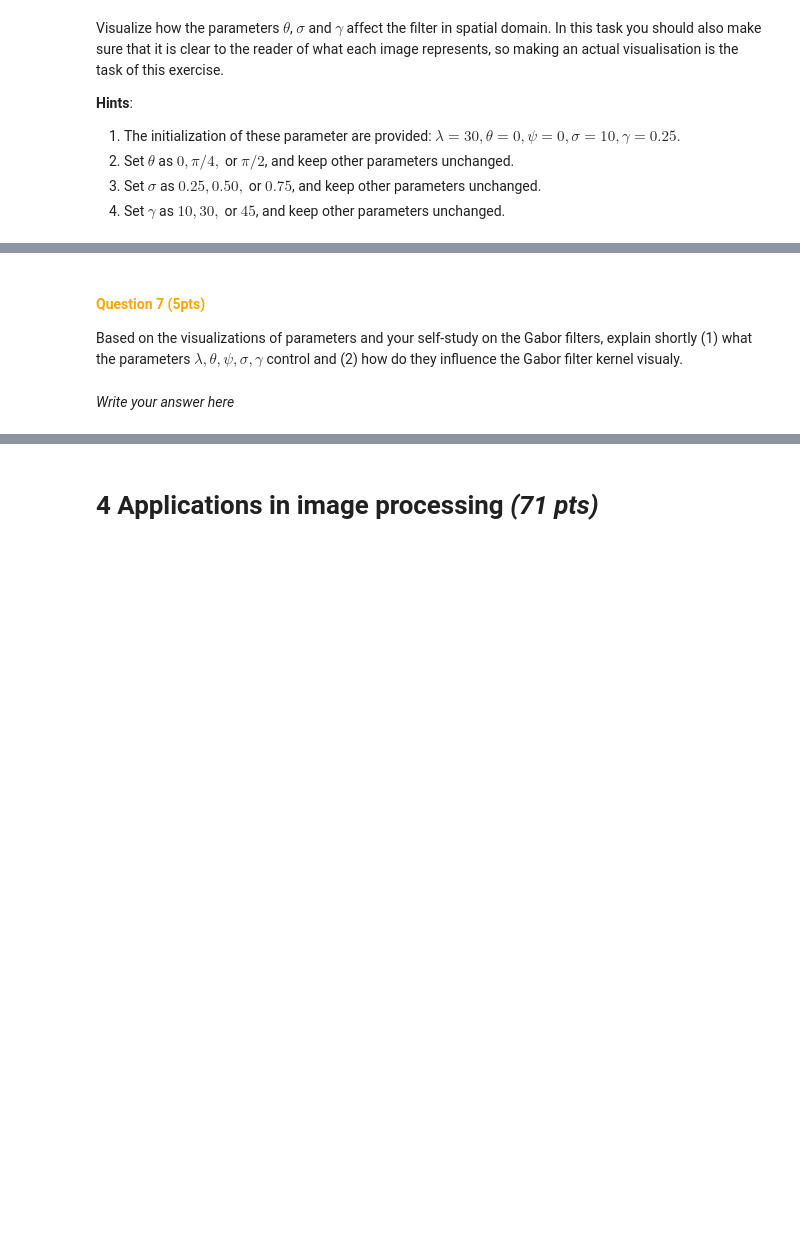
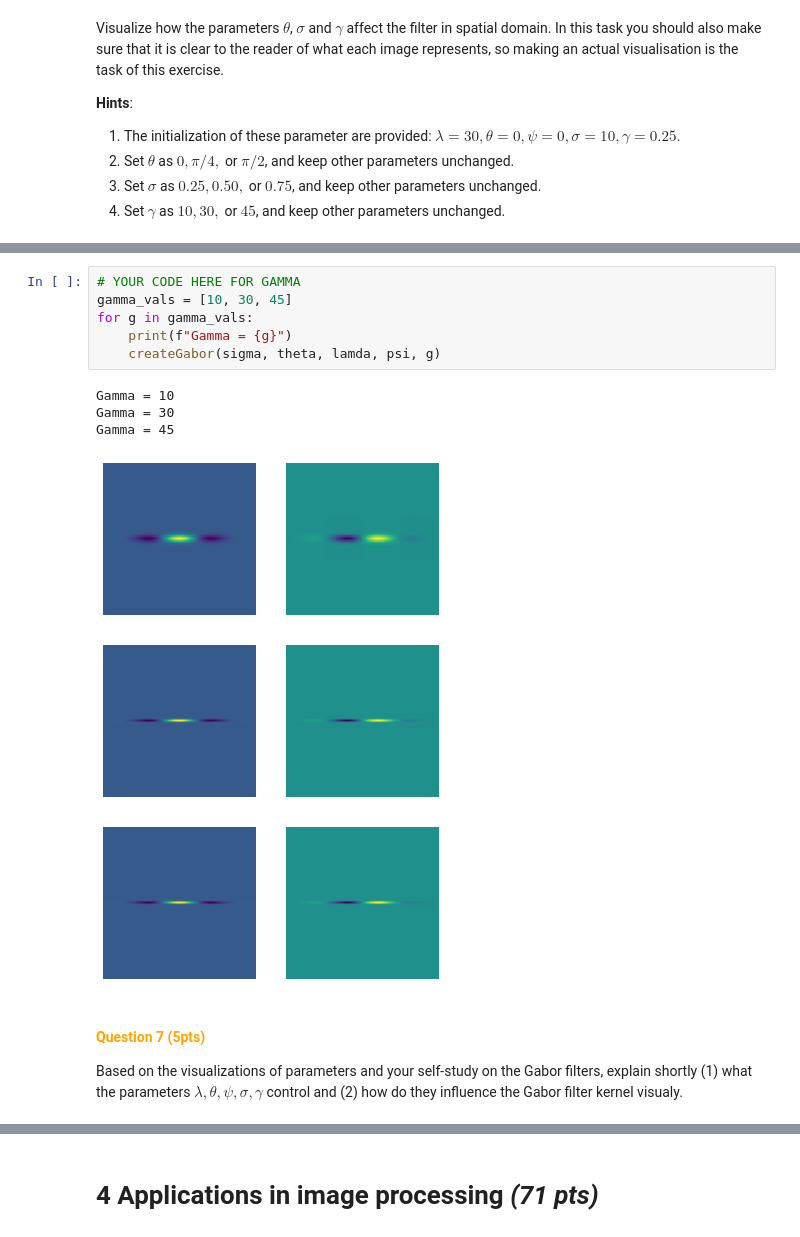
Before and after one commit to ekinfergan/ComputerVision1-UvA, a Jupyter notebook: Lab2/CV1_Lab2.ipynb, the cells around one changed output, grey strips where cells are left out. Cells and saved outputs as stored; diff of their text form; blank space fills up the shorter version.

```diff
--- a/Lab2/CV1_Lab2.ipynb
+++ b/Lab2/CV1_Lab2.ipynb
@@ -551,5 +606,16 @@ Visualize how the parameters $\theta$, $\sigma$ and $\gamma$ affect the filter i
+# %%
+# YOUR CODE HERE FOR GAMMA
+gamma_vals = [10, 30, 45]
+for g in gamma_vals:
+    print(f"Gamma = {g}")
+    createGabor(sigma, theta, lamda, psi, g)
+# %% [output]
+Gamma = 10
+Gamma = 30
+Gamma = 45
+[figure, added]
+[figure, added]
+[figure, added]
 # %% [markdown]
 #### <span style="color:orange;"> Question 7 (5pts) </span>
 Based on the visualizations of parameters and your self-study on the Gabor filters, explain shortly (1) what the parameters $\lambda, \theta, \psi, \sigma, \gamma$ control and (2) how do they influence the Gabor filter kernel visualy.
-# %% [markdown]
-*Write your answer here*
```
Also changed, not shown: parts of 15 cells of this notebook.
